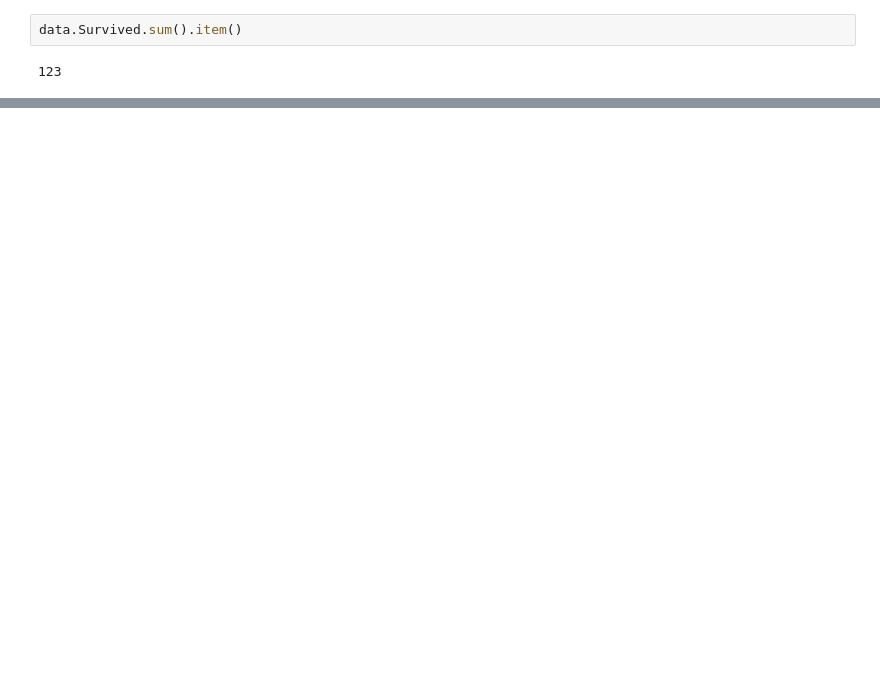
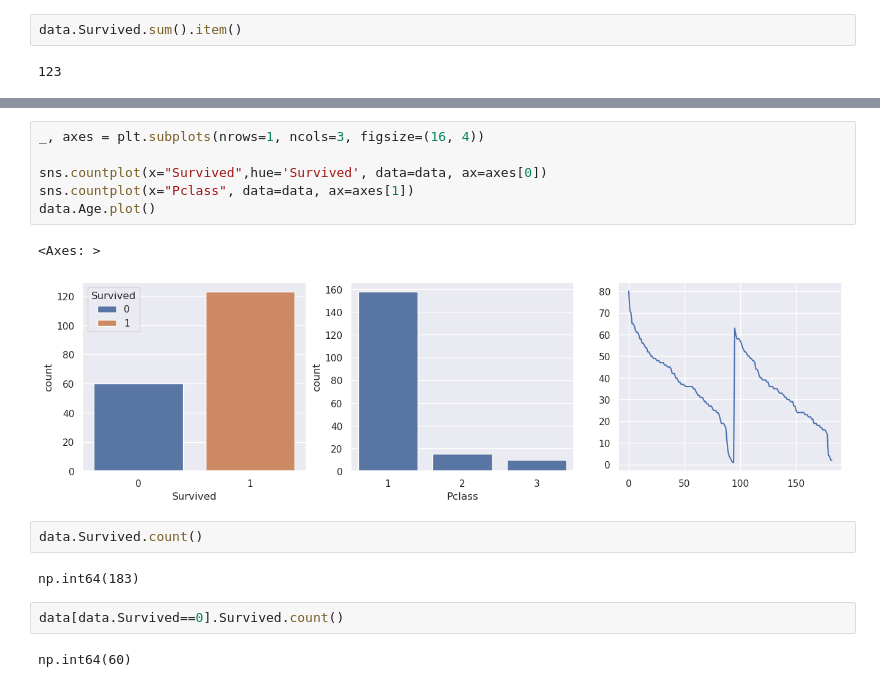
Before and after one commit to BombasticFantastik/DataScience-2024-SFU-Work4, a Jupyter notebook: Практическая работа 4.ipynb, the cells around one changed output, grey strips where cells are left out. Cells and saved outputs as stored; diff of their text form; blank space fills up the shorter version.

```diff
--- a/Практическая работа 4.ipynb
+++ b/Практическая работа 4.ipynb
@@ -210,0 +232,17 @@ data.Survived.sum().item()
+# %%
+_, axes = plt.subplots(nrows=1, ncols=3, figsize=(16, 4))
+
+sns.countplot(x="Survived",hue='Survived', data=data, ax=axes[0])
+sns.countplot(x="Pclass", data=data, ax=axes[1])
+data.Age.plot()
+# %% [output]
+<Axes: >
+[figure, added]
+# %%
+data.Survived.count()
+# %% [output]
+np.int64(183)
+# %%
+data[data.Survived==0].Survived.count()
+# %% [output]
+np.int64(60)
```
Also changed, not shown: parts of 7 cells of this notebook, 2 other files.
